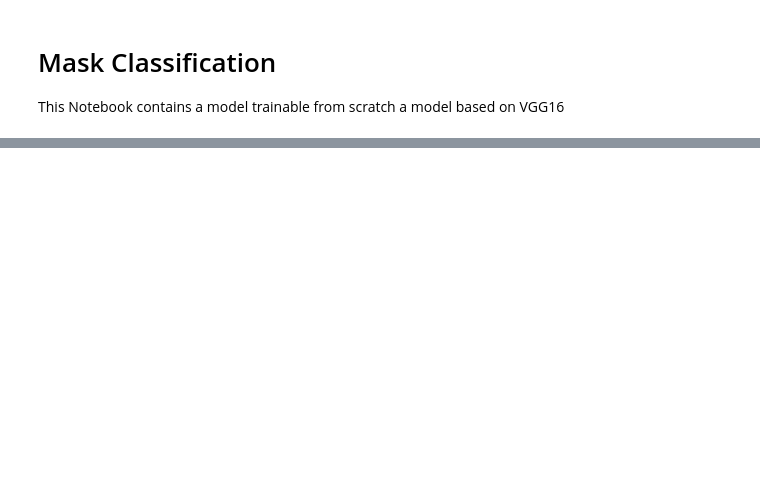
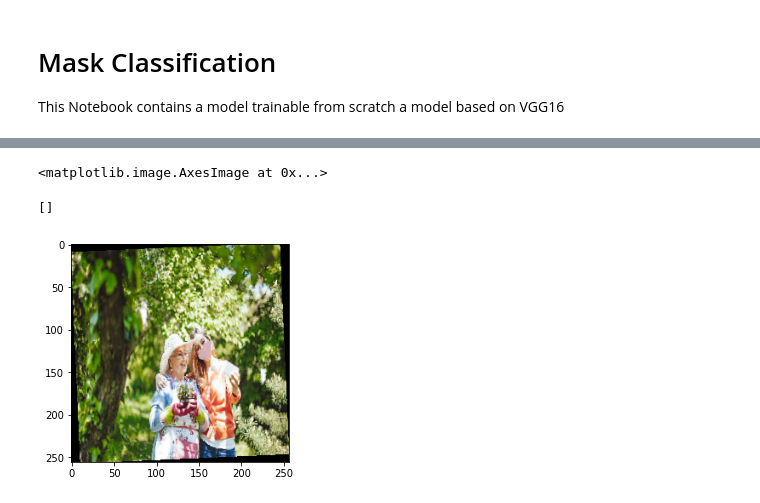
Before and after one commit to giovannidispoto/AN2DL-homeworks, a Jupyter notebook: image-classification/mask-train.ipynb, the cells around one changed output, grey strips where cells are left out. Saved outputs shown, nothing was run; the diff lists cells and outputs as text; code cells hidden in the pictures; blank space fills up the shorter version.

```diff
--- a/image-classification/mask-train.ipynb
+++ b/image-classification/mask-train.ipynb
@@ -17,4 +19,5 @@ cwd = os.getcwd();
 # %%
-cwd = os.getcwd()
-os.chdir('/Users/matteosacco/Drive/PoliMi/1-ANN_DL/LAB/AN2DL-homeworks')
-cwd
+if not GC:
+    cwd = os.getcwd()
+    os.chdir('/Users/matteosacco/Drive/PoliMi/1-ANN_DL/LAB/AN2DL-homeworks')
+    cwd
@@ -41,11 +50,12 @@ if apply_data_augmentation: #if data augmentation is enabled, create the generat
                                         fill_mode='constant',
                                         cval=0,
                                         shear_range = 0.2, #added for TL
-                                        validation_split = 0.3,
+                                        validation_split = 0.25,
                                         rescale=1./255)
 else: #rescale only the image
      train_data_gen = ImageDataGenerator(rescale = 1./255, validation_split = 0.3)
 
+valid_data_gen = ImageDataGenerator(rescale = 1./255, validation_split= 0.25)
 test_data_gen = ImageDataGenerator(rescale = 1./255)
 # %%
 #width and height of imgaes
@@ -67,6 +77,11 @@ import json
 
 #setting dirs
 dataset_dir = os.path.join(cwd, "MaskDataset")
+
+if GC:
+  wd = "/content/drive/My Drive/PoliMi/1-ANN_DL/LAB/AN2DL-homeworks/"
+  dataset_dir = os.path.join(wd, "MaskDataset")
+
 training_dir = os.path.join(dataset_dir, "training")
 validation_dir = training_dir
 
@@ -256,3 +293,22 @@ early_stop = True
 if early_stop:
     es_callback = tf.keras.callbacks.EarlyStopping(monitor='val_loss', patience=5,restore_best_weights=True )
     callbacks.append(es_callback)
+# %%
+import time
+import matplotlib.pyplot as plt
+
+%matplotlib inline
+
+iterator = iter(train_dataset)
+# %%
+augmented_img, target = next(iterator)
+augmented_img = np.array(augmented_img[0]) # First element
+augmented_img = augmented_img * 255  # denormalize
+
+plt.imshow(np.uint8(augmented_img))
+#fig.canvas.draw()
+plt.plot()
+# %% [output]
+<matplotlib.image.AxesImage at 0x...>
+[]
+[figure, added]
```
Also changed, not shown: parts of 7 cells of this notebook, 2 other files.
